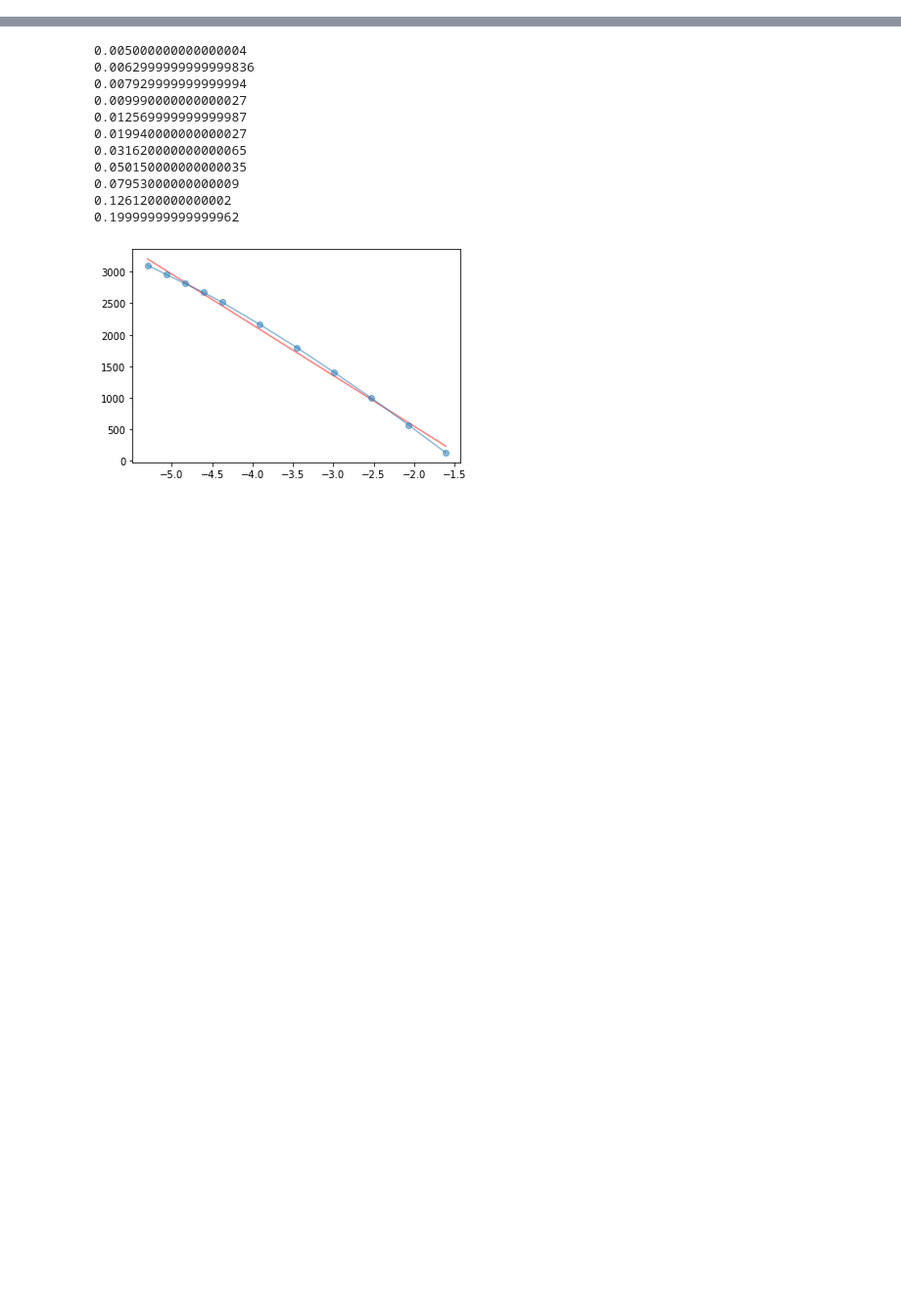
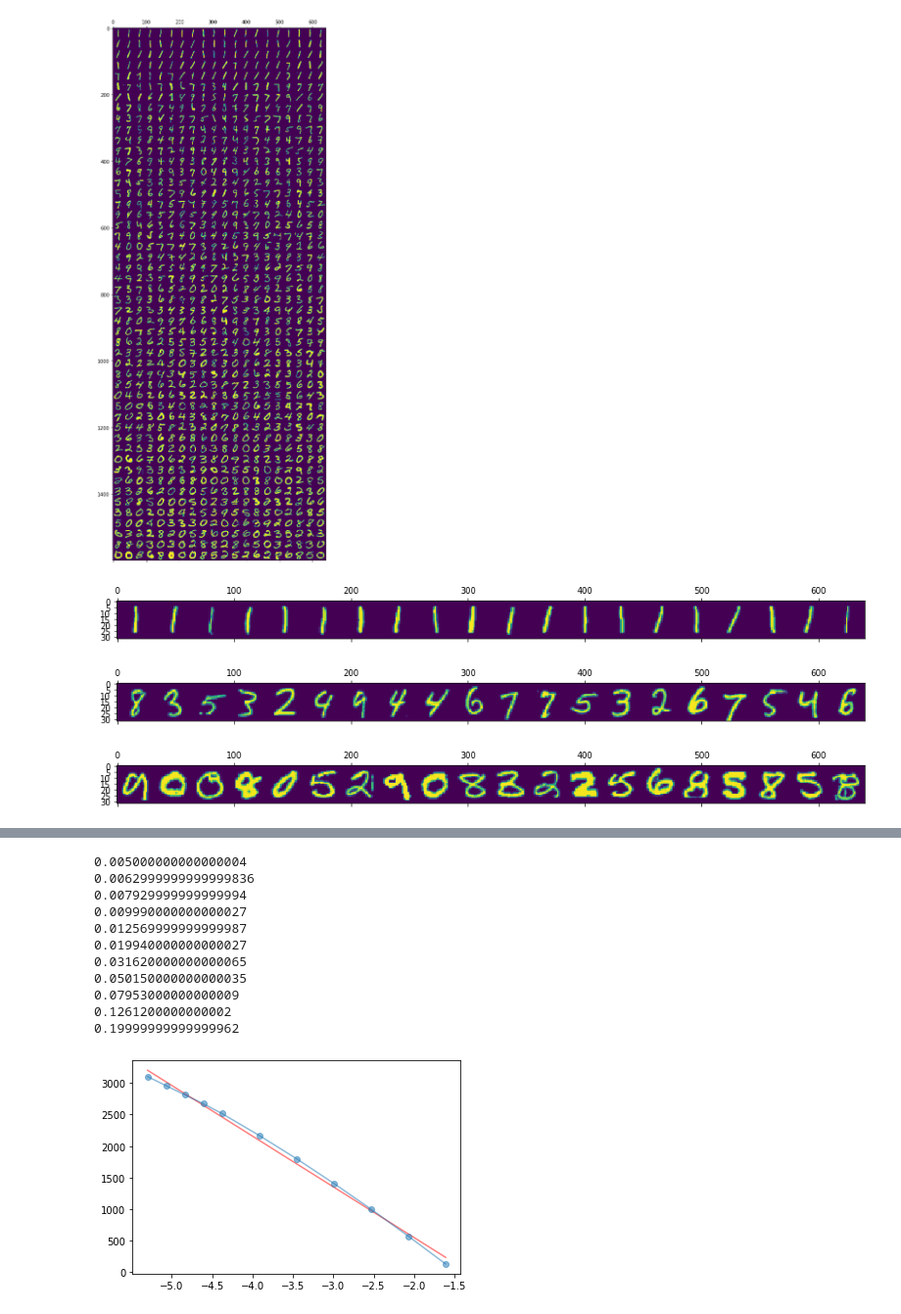
Before and after one commit to rosinality/glow-pytorch, a Jupyter notebook: notebooks/coeff.ipynb, the cells around one changed output, grey strips where cells are left out. Shown at 98% size. Cells and saved outputs as stored; diff of their text form; code cells hidden in the pictures; blank space fills up the shorter version.

```diff
--- a/notebooks/coeff.ipynb
+++ b/notebooks/coeff.ipynb
@@ -33 +124,44 @@ def calculate_coeff(data, min_i, max_i, log=False, plot=False, show=True):
+# %%
+plt.figure(figsize=(10, 20))
+m = 20
+img_list = []
+for i in range(0, 5000, 5*m):
+    imgs = []
+    for j in range(m):
+        ind = dims.argsort()[i + j]
+        if val_flag:
+            imgs.append(val_loader.dataset[ind][0])
+        else:
+            imgs.append(train_loader.dataset.tensors[50000:][ind][0])
+    imgs = np.concatenate(imgs, axis=1)
+    img_list.append(imgs)
+plt.matshow(np.concatenate(img_list, axis=0), fignum=1)
+plt.show()
+# %% [output]
+[figure, added]
+# %%
+m = 20
+imgs = []
+for i in dims.argsort()[:m]:
+    imgs.append(val_loader.dataset[i][0])
+plt.matshow(np.concatenate(imgs, axis=1))
+plt.show()
+# %% [output]
+[figure, added]
+# %%
+imgs = []
+for i in dims.argsort()[2000:(2000+m)]:
+    imgs.append(val_loader.dataset[i][0])
+plt.matshow(np.concatenate(imgs, axis=1))
+plt.show()
+# %% [output]
+[figure, added]
+# %%
+imgs = []
+for i in dims.argsort()[-m:]:
+    imgs.append(val_loader.dataset[i][0])
+plt.matshow(np.concatenate(imgs, axis=1))
+plt.show()
+# %% [output]
+[figure, added]
 # %%
```
Also changed, not shown: parts of 6 cells of this notebook, 3 other files.
